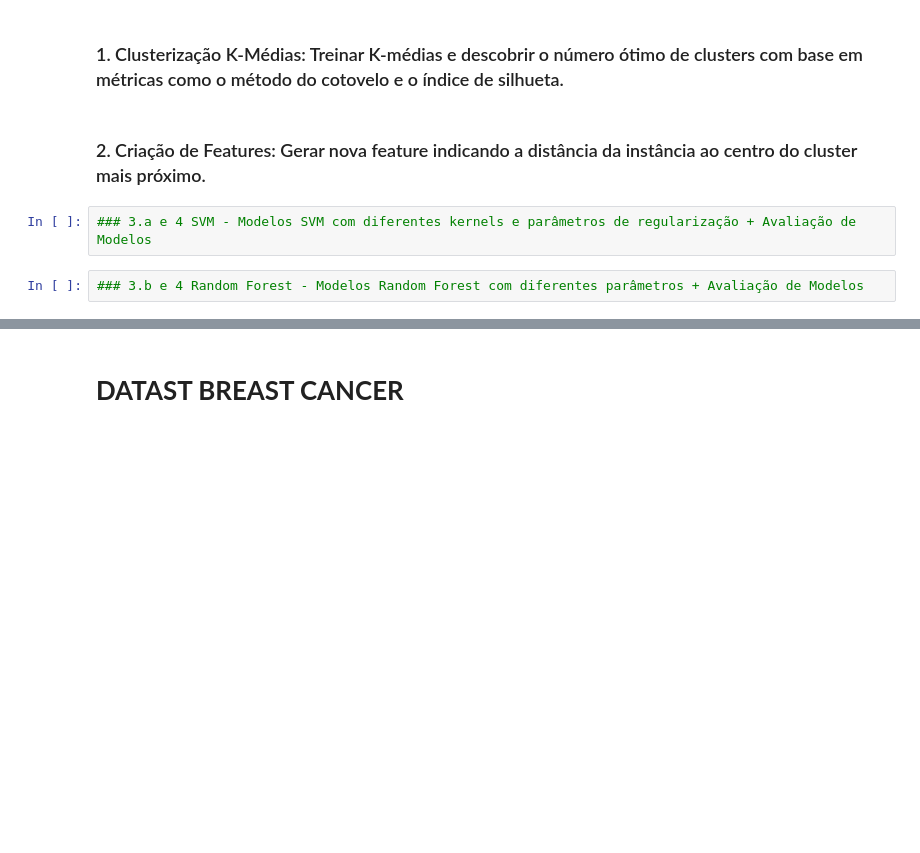
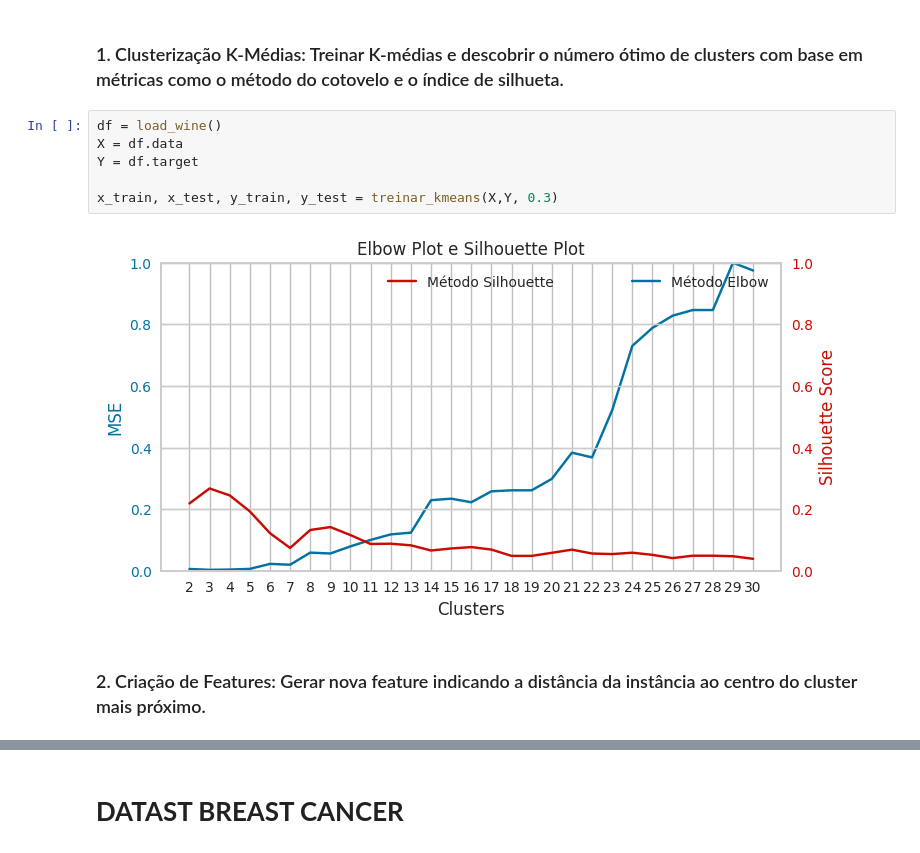
Before and after one commit to rodrigo1992-cmyk/Faculdade, a Jupyter notebook: Notebooks/rodrigo_mesquita_PB_TP4_V2.ipynb, the cells around one changed output, grey strips where cells are left out. Drawn from its saved outputs; the diff is of its cells as text; blank space fills up the shorter version.

```diff
--- a/Notebooks/rodrigo_mesquita_PB_TP4_V2.ipynb
+++ b/Notebooks/rodrigo_mesquita_PB_TP4_V2.ipynb
@@ -349,9 +349,13 @@ AUC:            Df Orig:98% | Novo:98%
 # **DATASET WINE**
 # %% [markdown]
 ### 1. Clusterização K-Médias: Treinar K-médias e descobrir o número ótimo de clusters com base em métricas como o método do cotovelo e o índice de silhueta.
+# %%
+df = load_wine()
+X = df.data
+Y = df.target
+
+x_train, x_test, y_train, y_test = treinar_kmeans(X,Y, 0.3)
+# %% [output]
+[figure, added]
 # %% [markdown]
 ### 2. Criação de Features: Gerar nova feature indicando a distância da instância ao centro do cluster mais próximo.
-# %%
-### 3.a e 4 SVM - Modelos SVM com diferentes kernels e parâmetros de regularização + Avaliação de Modelos
-# %%
-### 3.b e 4 Random Forest - Modelos Random Forest com diferentes parâmetros + Avaliação de Modelos
```
Also changed, not shown: parts of 18 cells of this notebook.
